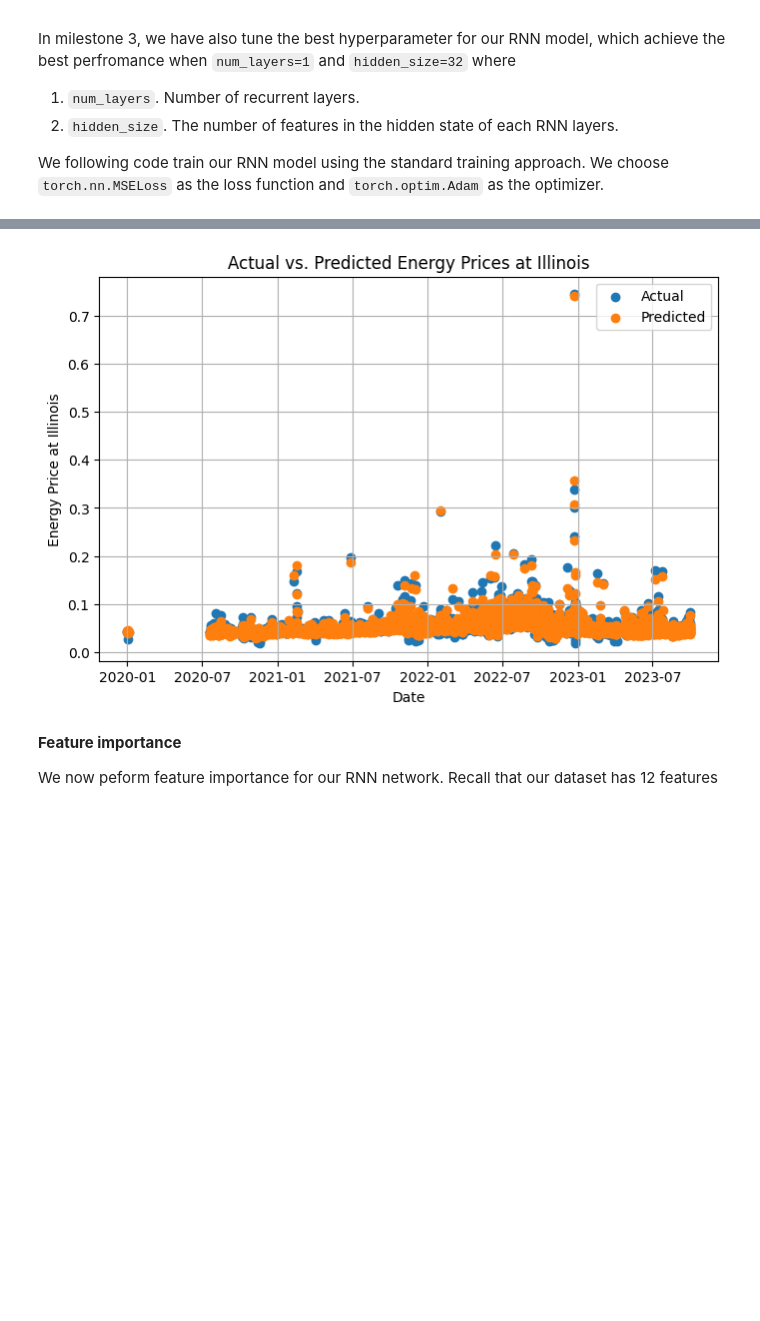
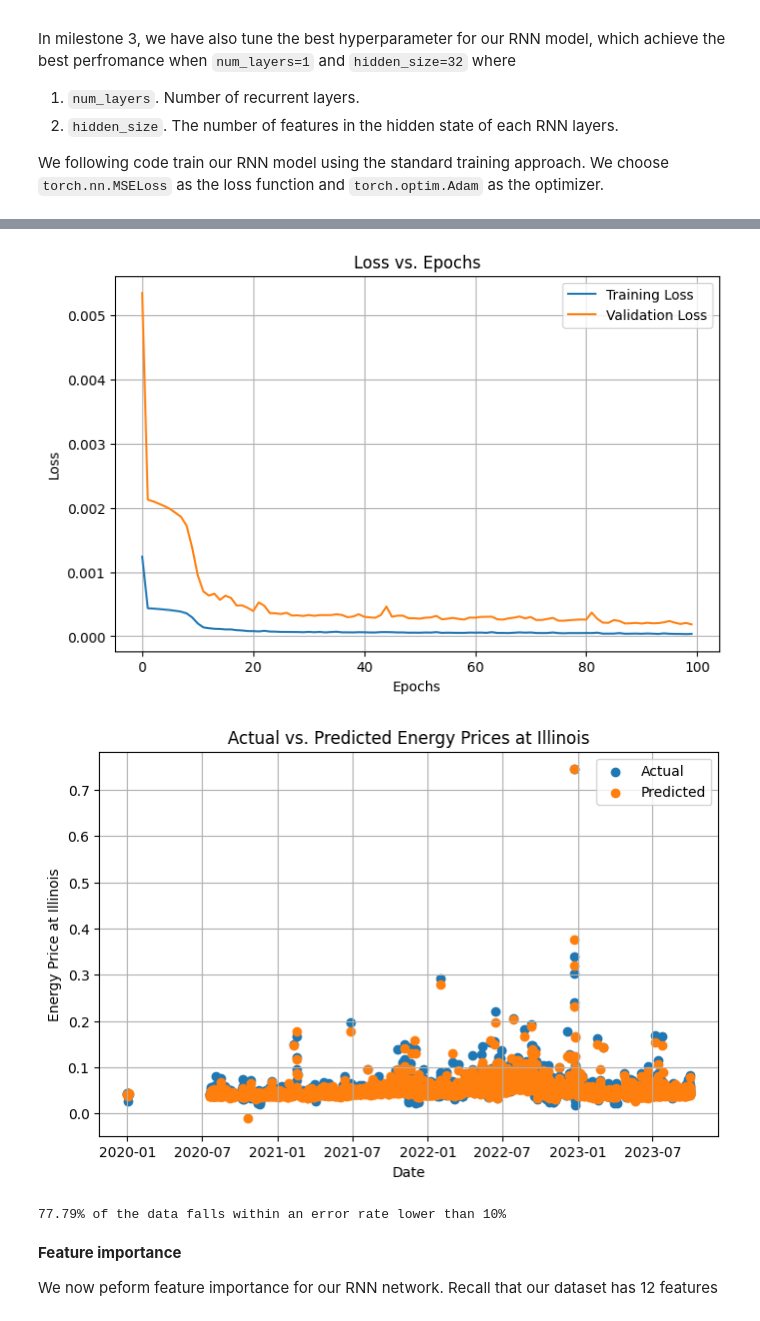
Before and after one commit to noelmrowiec/Deep-Learning-Energy-Prices-in-Illinois, a Jupyter notebook: Milestone 4/Feature Importance.ipynb, the cells around one changed output, grey strips where cells are left out. Drawn from its saved outputs; the diff is of its cells as text; code cells hidden in the pictures; blank space fills up the shorter version.

```diff
--- a/Milestone 4/Feature Importance.ipynb
+++ b/Milestone 4/Feature Importance.ipynb
@@ -231,22 +231,70 @@ hidden_size = 32        # The number of features in the hidden state of each RNN
 
 # Training loop
 batch_size = 128
+val_loader = DataLoader(CustomDataset(X_val_tensor,y_val_tensor), batch_size, shuffle=True)
 train_loader = DataLoader(CustomDataset(X_train_tensor,y_train_tensor), batch_size, shuffle=True)
 model = RNN(input_size, hidden_size, num_layers)
-creterion = nn.MSELoss(reduction = 'sum')
+LossFunction = nn.MSELoss(reduction = 'sum')
 optimizer = optim.Adam(model.parameters(), lr=0.001)
+
+# Lists to store the loss values
 num_epochs = 100
+train_loss_values = []
+val_loss_values = []
+test_loss_values = []
+
 for epoch in range(num_epochs):
     loss_val = 0
     for X_batch, y_batch in train_loader:
         y_pred = model(X_batch)
-        loss = creterion(y_pred, y_batch)
+        loss = LossFunction(y_pred, y_batch)
         optimizer.zero_grad()
         loss.backward()
         optimizer.step()
         loss_val += loss.item()
+    train_loss_values.append(loss_val/X_train_tensor.shape[0])
+    with torch.no_grad():
+        for X_batch, y_batch in val_loader:
+            y_pred = model(X_batch)
+            loss = LossFunction(y_pred, y_batch)
+            optimizer.zero_grad()
+            loss_val += loss.item()
+        val_loss_values.append(loss_val/X_val_tensor.shape[0])
+
+
     if (epoch+1) % 10 == 0:
         print(f"Epoch [{epoch+1}/{num_epochs}], Loss: {loss_val/X_train_tensor.shape[0]:4.2e}")
-print(f"Validation loss: {nn.MSELoss()(model(X_val_tensor), y_val_tensor).item():4.2e}")
+
+print(f"Validation loss: {val_loss_values[-1]:4.2e}")
+# print(f"Test loss: {test_loss_values[-1]:4.2e}")
+
+# Plot the loss values
+plt.figure(figsize=(8, 5))
+plt.plot(train_loss_values, label='Training Loss')
+plt.plot(val_loss_values, label='Validation Loss')
+# plt.plot(test_loss_values, label='Test Loss')
+plt.xlabel('Epochs')
+plt.ylabel('Loss')
+plt.title('Loss vs. Epochs')
+plt.legend()
+plt.grid(True)
+plt.show()
+
 plot_prediction(model(X_test_tensor).detach().numpy())
+
+
+# num_epochs = 100
+# for epoch in range(num_epochs):
+#     loss_val = 0
+#     for X_batch, y_batch in train_loader:
+#         y_pred = model(X_batch)
+#         loss = LossFunction(y_pred, y_batch)
+#         optimizer.zero_grad()
+#         loss.backward()
+#         optimizer.step()
+#         loss_val += loss.item()
+#     if (epoch+1) % 10 == 0:
+#         print(f"Epoch [{epoch+1}/{num_epochs}], Loss: {loss_val/X_train_tensor.shape[0]:4.2e}")
+# print(f"Validation loss: {nn.MSELoss()(model(X_val_tensor), y_val_tensor).item():4.2e}")
+# plot_prediction(model(X_test_tensor).detach().numpy())
 # %% [output]
@@ -264,4 +312,21 @@ Validation loss: 2.97e-05
-[figure, old version]
+[figure, new version]
+[figure, added]
+# %%
+import numpy as np
+
+# Assuming y_test is the actual values and predictions are the predicted values
+actual_values = y_test
+predicted_values = model(X_test_tensor).detach().numpy()
+
+# Calculate the absolute percentage error (APE)
+ape = np.abs((actual_values - predicted_values.flatten()) / actual_values) * 100
+
+# Calculate the percentage of data that falls within an error rate lower than 10%
+percentage_within_10_percent_error = np.sum(ape < 10) / len(ape) * 100
+
+print(f"{percentage_within_10_percent_error:.2f}% of the data falls within an error rate lower than 10%")
+# %% [output]
+77.79% of the data falls within an error rate lower than 10%
 # %% [markdown]
 **Feature importance**
 
```
Also changed, not shown: parts of 3 cells of this notebook.
